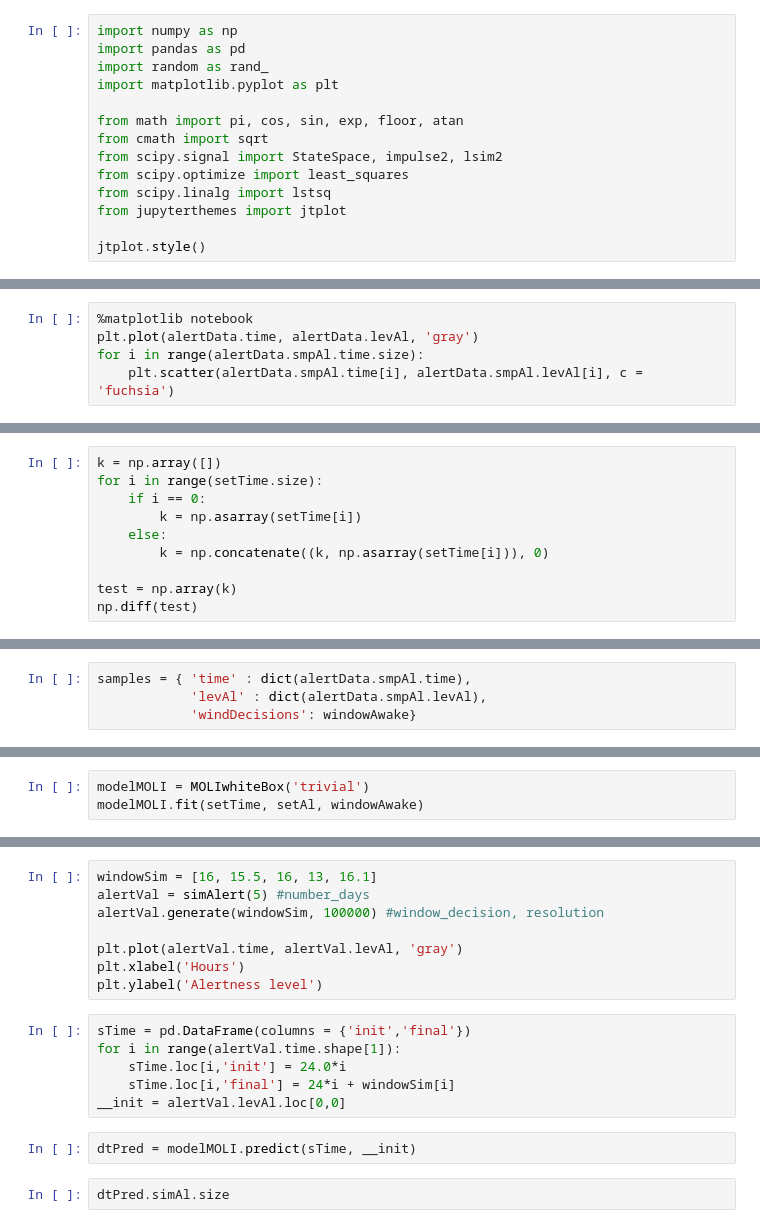
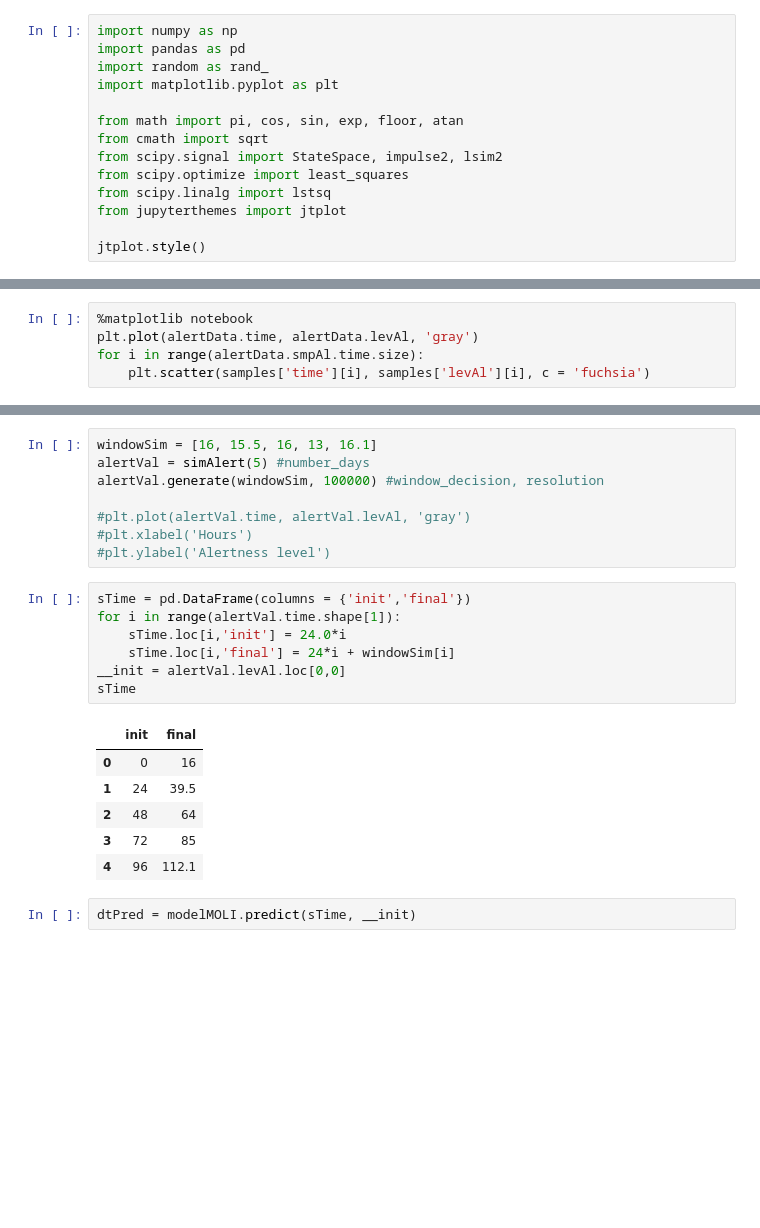
Before and after one commit to lafetamarcelo/alertness, a Jupyter notebook: python_files/Untitled.ipynb, the cells around one changed output, grey strips where cells are left out. Drawn from its saved outputs; the diff is of its cells as text; blank space fills up the shorter version.

```diff
--- a/python_files/Untitled.ipynb
+++ b/python_files/Untitled.ipynb
@@ -289,7 +308,7 @@ alertData.randSample(2, 5) #points_per_hour (ppH), seed (random)
 %matplotlib notebook
 plt.plot(alertData.time, alertData.levAl, 'gray')
 for i in range(alertData.smpAl.time.size):
-    plt.scatter(alertData.smpAl.time[i], alertData.smpAl.levAl[i], c = 'fuchsia')
+    plt.scatter(samples['time'][i], samples['levAl'][i], c = 'fuchsia')
 # %% [output]
 [interactive output not drawn]
 [interactive output not drawn]
@@ -299,10 +314,0 @@ setAl = alertData.smpAl.levAl
-# %%
-k = np.array([])
-for i in range(setTime.size):
-    if i == 0:
-        k = np.asarray(setTime[i])
-    else:
-        k = np.concatenate((k, np.asarray(setTime[i])), 0)
-
-test = np.array(k)
-np.diff(test)
@@ -328,4 +314,0 @@ array([0.61152, 0.33504, 0.79056, 0.48504, 0.32928, 0.3108 , 0.5196 ,
-# %%
-samples = { 'time' : dict(alertData.smpAl.time),
-            'levAl' : dict(alertData.smpAl.levAl),
-            'windDecisions': windowAwake}
@@ -357,4 +320 @@ modelMOLI.fit(samples)
-# %%
-modelMOLI = MOLIwhiteBox('trivial')
-modelMOLI.fit(setTime, setAl, windowAwake)
 # %%
@@ -375,19 +338,25 @@ windowSim = [16, 15.5, 16, 13, 16.1]
 alertVal = simAlert(5) #number_days
 alertVal.generate(windowSim, 100000) #window_decision, resolution
 
-plt.plot(alertVal.time, alertVal.levAl, 'gray')
-plt.xlabel('Hours')
-plt.ylabel('Alertness level')
+#plt.plot(alertVal.time, alertVal.levAl, 'gray')
+#plt.xlabel('Hours')
+#plt.ylabel('Alertness level')
 # %%
 sTime = pd.DataFrame(columns = {'init','final'})
 for i in range(alertVal.time.shape[1]):
     sTime.loc[i,'init'] = 24.0*i
     sTime.loc[i,'final'] = 24*i + windowSim[i]
 __init = alertVal.levAl.loc[0,0]
+sTime
+# %% [output]
+|  | init | final |
+| 0 | 0 | 16 |
+| 1 | 24 | 39.5 |
+| 2 | 48 | 64 |
+| 3 | 72 | 85 |
+| 4 | 96 | 112.1 |
 # %%
 dtPred = modelMOLI.predict(sTime, __init)
-# %%
-dtPred.simAl.size
 # %%
 plt.plot(alertVal.time, alertVal.levAl, 'gray')
 for i in range(dtPred.dt.size):
```
Also changed, not shown: parts of 11 cells of this notebook, 4 other files.
